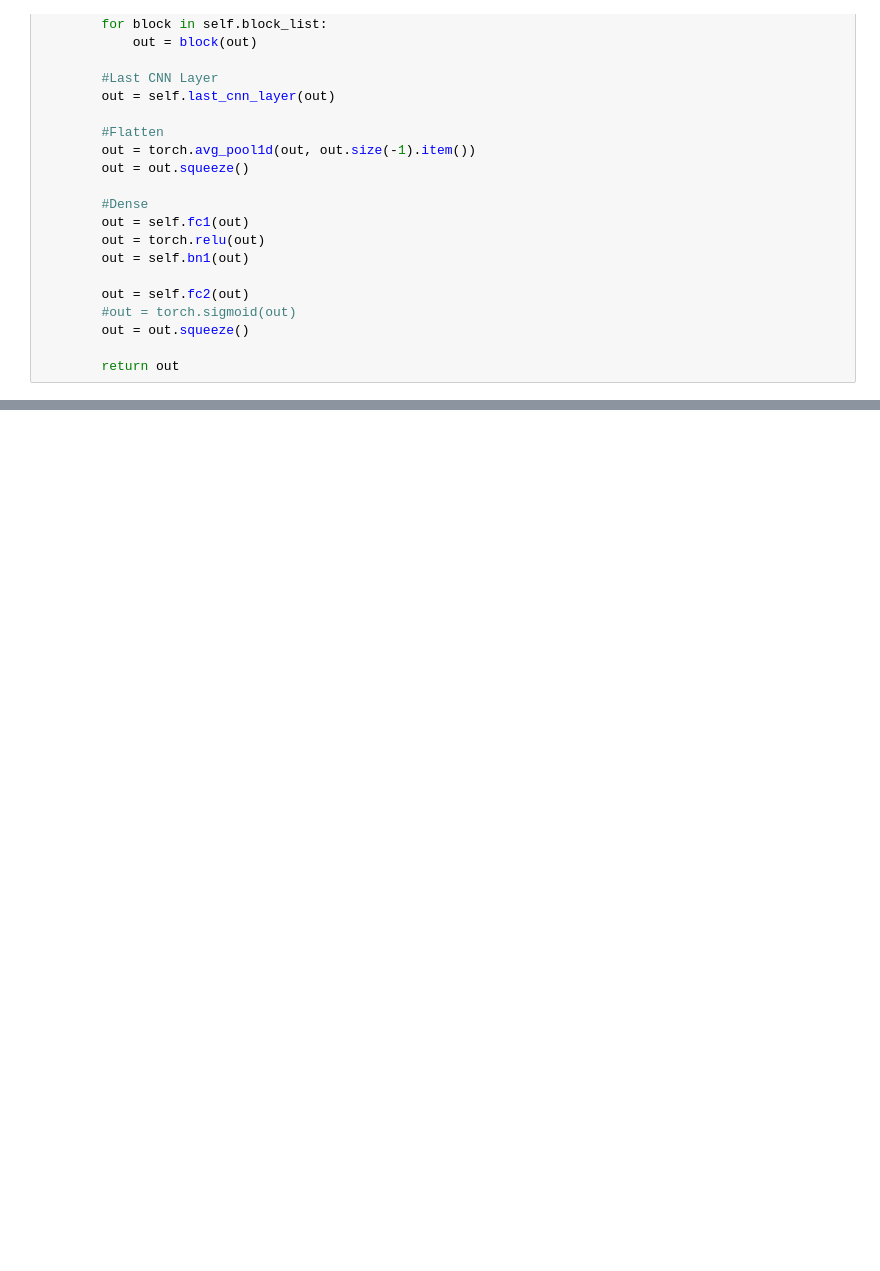
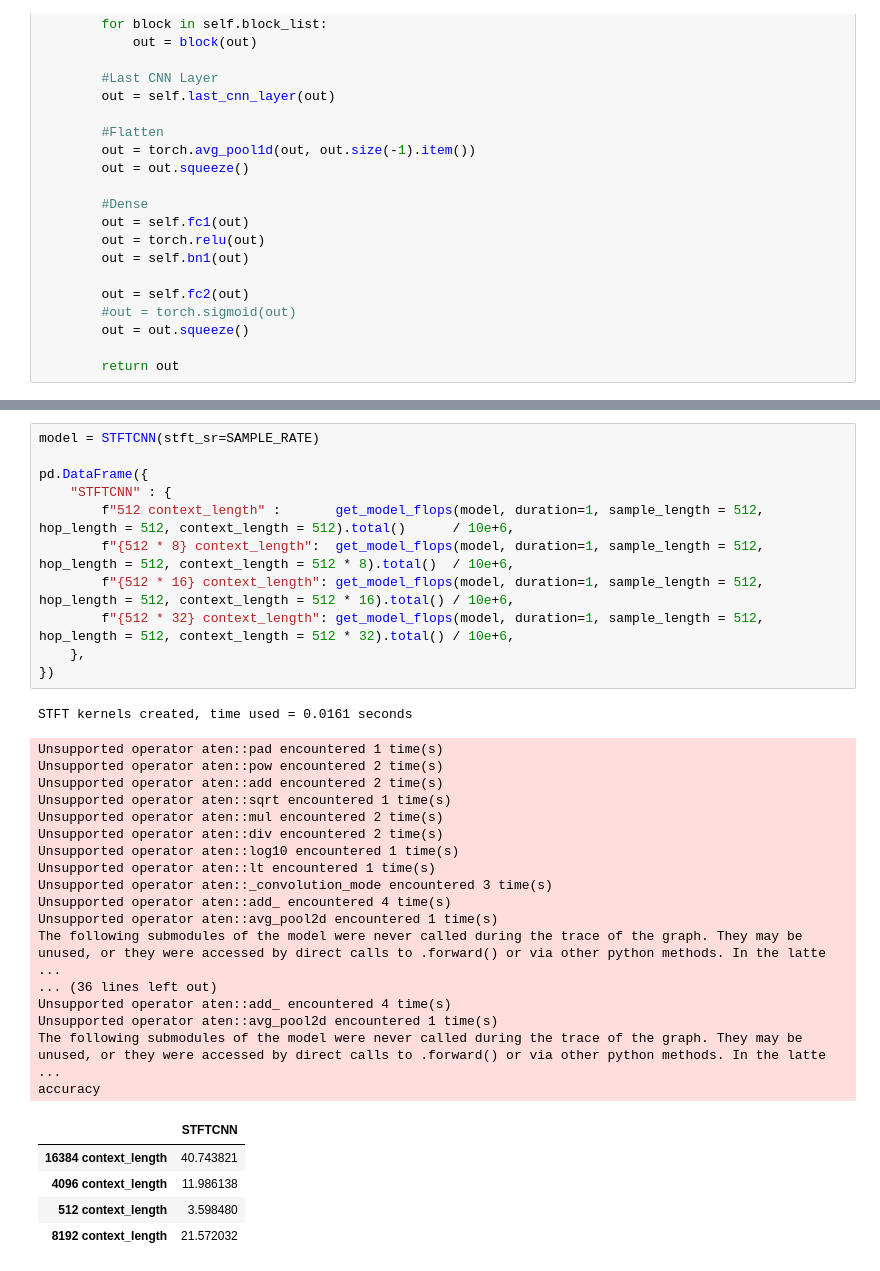
Before and after one commit to Donat24/VAD, a Jupyter notebook: Scripte/compare_model_flops.ipynb, the cells around one changed output, grey strips where cells are left out. Cells and saved outputs as stored; diff of their text form; blank space fills up the shorter version.

Commit message:
STFTCNN

```diff
--- a/Scripte/compare_model_flops.ipynb
+++ b/Scripte/compare_model_flops.ipynb
@@ -320,0 +399,35 @@ accuracy
+# %%
+model = STFTCNN(stft_sr=SAMPLE_RATE)
+
+pd.DataFrame({
+    "STFTCNN" : {
+        f"512 context_length" :       get_model_flops(model, duration=1, sample_length = 512, hop_length = 512, context_length = 512).total()      / 10e+6,
+        f"{512 * 8} context_length":  get_model_flops(model, duration=1, sample_length = 512, hop_length = 512, context_length = 512 * 8).total()  / 10e+6,
+        f"{512 * 16} context_length": get_model_flops(model, duration=1, sample_length = 512, hop_length = 512, context_length = 512 * 16).total() / 10e+6,
+        f"{512 * 32} context_length": get_model_flops(model, duration=1, sample_length = 512, hop_length = 512, context_length = 512 * 32).total() / 10e+6,
+    },
+})
+# %% [output]
+STFT kernels created, time used = 0.0161 seconds
+Unsupported operator aten::pad encountered 1 time(s)
+Unsupported operator aten::pow encountered 2 time(s)
+Unsupported operator aten::add encountered 2 time(s)
+Unsupported operator aten::sqrt encountered 1 time(s)
+Unsupported operator aten::mul encountered 2 time(s)
+Unsupported operator aten::div encountered 2 time(s)
+Unsupported operator aten::log10 encountered 1 time(s)
+Unsupported operator aten::lt encountered 1 time(s)
+Unsupported operator aten::_convolution_mode encountered 3 time(s)
+Unsupported operator aten::add_ encountered 4 time(s)
+Unsupported operator aten::avg_pool2d encountered 1 time(s)
+The following submodules of the model were never called during the trace of the graph. They may be unused, or they were accessed by direct calls to .forward() or via other python methods. In the latte ...
+... (36 lines left out)
+Unsupported operator aten::add_ encountered 4 time(s)
+Unsupported operator aten::avg_pool2d encountered 1 time(s)
+The following submodules of the model were never called during the trace of the graph. They may be unused, or they were accessed by direct calls to .forward() or via other python methods. In the latte ...
+accuracy
+|  | STFTCNN |
+| 16384 context_length | 40.743821 |
+| 4096 context_length | 11.986138 |
+| 512 context_length | 3.598480 |
+| 8192 context_length | 21.572032 |
```
Also changed, not shown: parts of 3 cells of this notebook, 4 other files.
